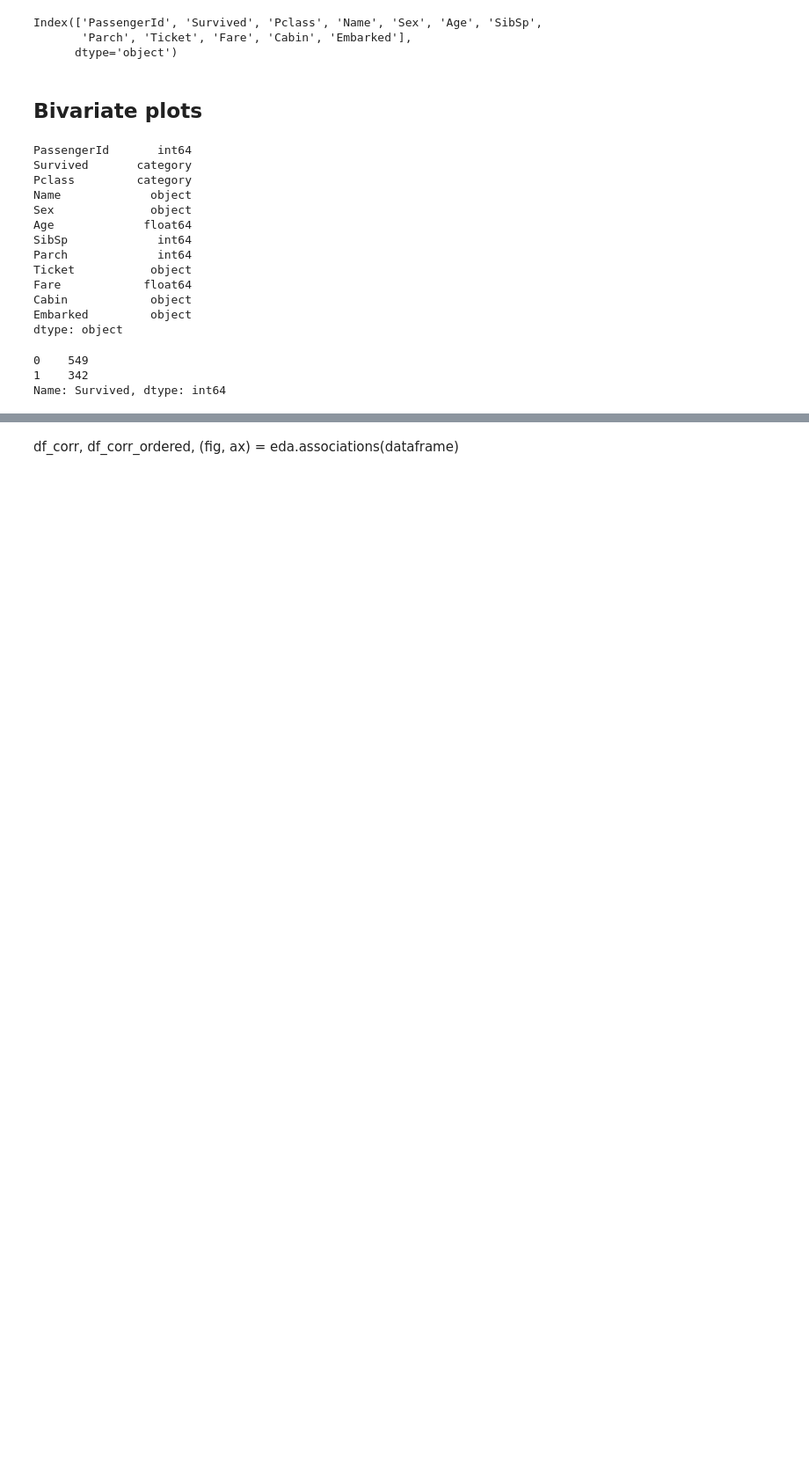
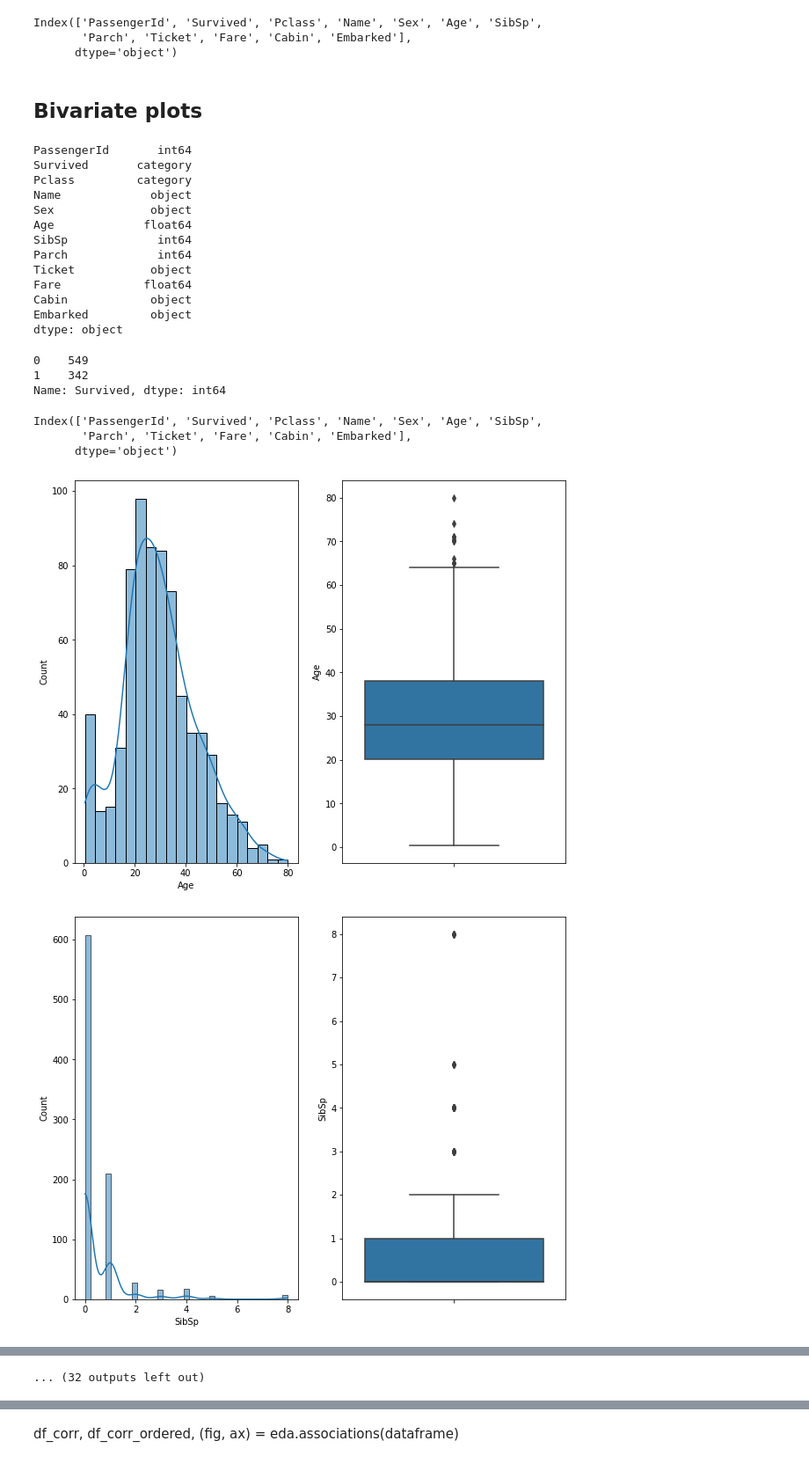
Before and after one commit to edoardovivo/MLAutoEDA, a Jupyter notebook: AutoEDA.ipynb, the cells around one changed output, grey strips where cells are left out. Shown at 88% size. Cells and saved outputs as stored; diff of their text form; code cells hidden in the pictures; blank space fills up the shorter version.

Commit message:
Added global summary function that outputs dictionary of charts and dataframes

```diff
--- a/AutoEDA.ipynb
+++ b/AutoEDA.ipynb
@@ -116,3 +116,17 @@ from matplotlib.widgets import Slider
 #!jupyter nbextension enable --py widgetsnbextension
 # %%
 sns.set_style('darkgrid')
+# %%
+dataframe.columns
+# %% [output]
+Index(['PassengerId', 'Survived', 'Pclass', 'Name', 'Sex', 'Age', 'SibSp',
+       'Parch', 'Ticket', 'Fare', 'Cabin', 'Embarked'],
+      dtype='object')
+# %%
+numerical_vars = ['Age', 'SibSp', 'Fare']
+categorical_vars = ['Pclass', 'Sex', 'Ticket', 'Cabin', 'Embarked']
+target = 'Survived'
+summary_dict = eda.summaryEDA(dataframe, numerical_vars, categorical_vars, target, target_type='categorical');
+# %% [output]
+[figure, added]
+[figure, added]
@@ -118,0 +143 @@ sns.set_style('darkgrid')
+... (32 outputs left out)
```
Also changed, not shown: parts of 3 cells of this notebook, 1 other file.
